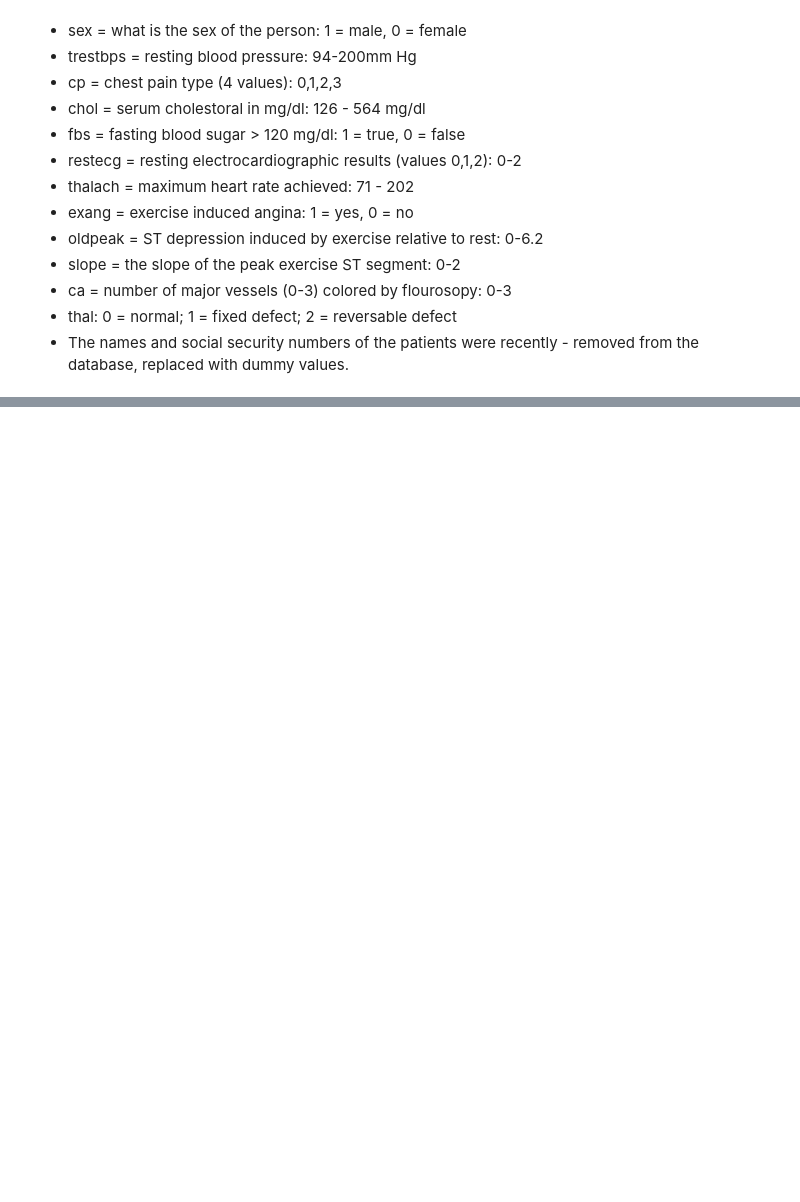
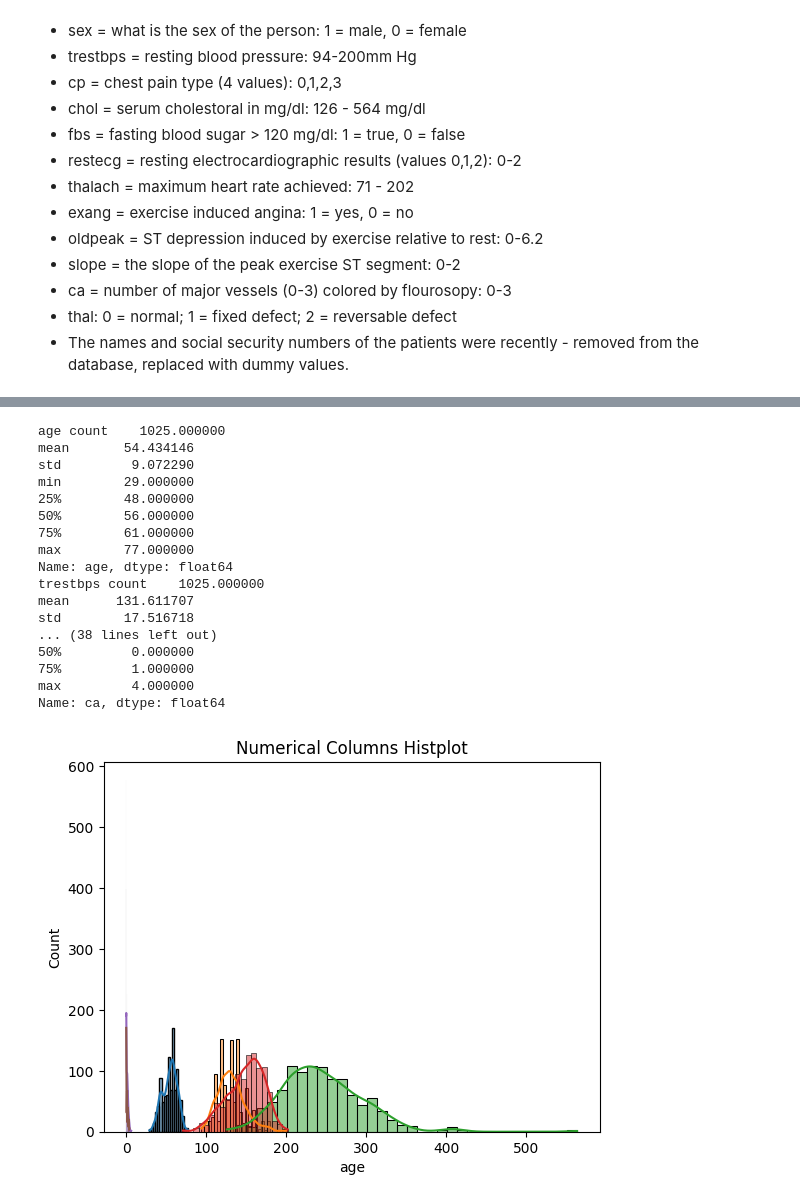
Before and after one commit to MarkAlfordJr/HeartDiseaseEndToEnd, a Jupyter notebook: notebook/heart_disease.ipynb, the cells around one changed output, grey strips where cells are left out. Saved outputs shown, nothing was run; the diff lists cells and outputs as text; code cells hidden in the pictures; blank space fills up the shorter version.

```diff
--- a/notebook/heart_disease.ipynb
+++ b/notebook/heart_disease.ipynb
@@ -134,0 +205,32 @@ Name: target, dtype: int64
+# %%
+# univariate analysis - ALL PREDICTORS
+'''
+    all the predictors are the features of the dataframe
+'''
+
+# make distribution for numerical features
+numerical_colums = data_frame.select_dtypes(include=['int64', 'float64']).columns.tolist()
+for c in numerical_colums:
+    print(c, data_frame[c].describe())
+    sns.histplot(data_frame[c].dropna(), kde=True)
+    plt.title("Numerical Columns Histplot")
+    plt.show
+# %% [output]
+age count    1025.000000
+mean       54.434146
+std         9.072290
+min        29.000000
+25%        48.000000
+50%        56.000000
+75%        61.000000
+max        77.000000
+Name: age, dtype: float64
+trestbps count    1025.000000
+mean      131.611707
+std        17.516718
+... (38 lines left out)
+50%         0.000000
+75%         1.000000
+max         4.000000
+Name: ca, dtype: float64
+[figure, added]
```
Also changed, not shown: parts of 8 cells of this notebook.
